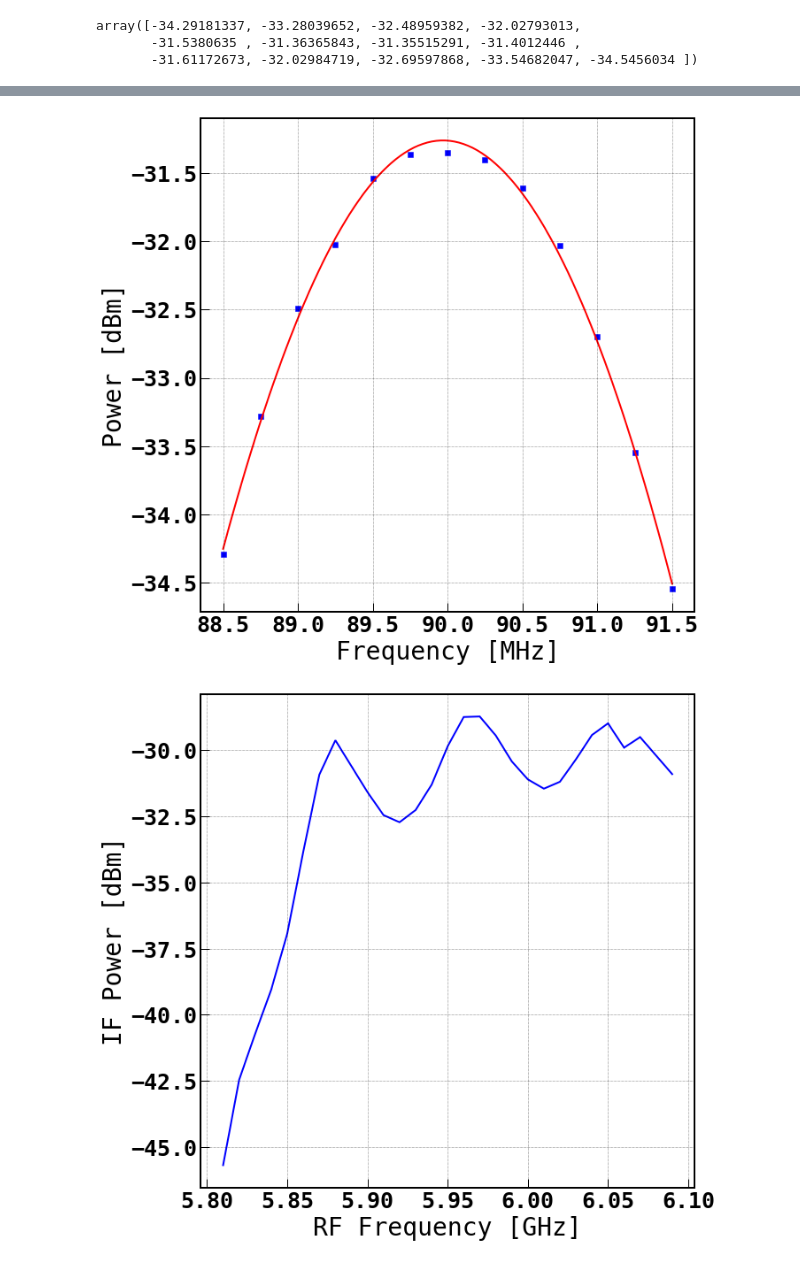
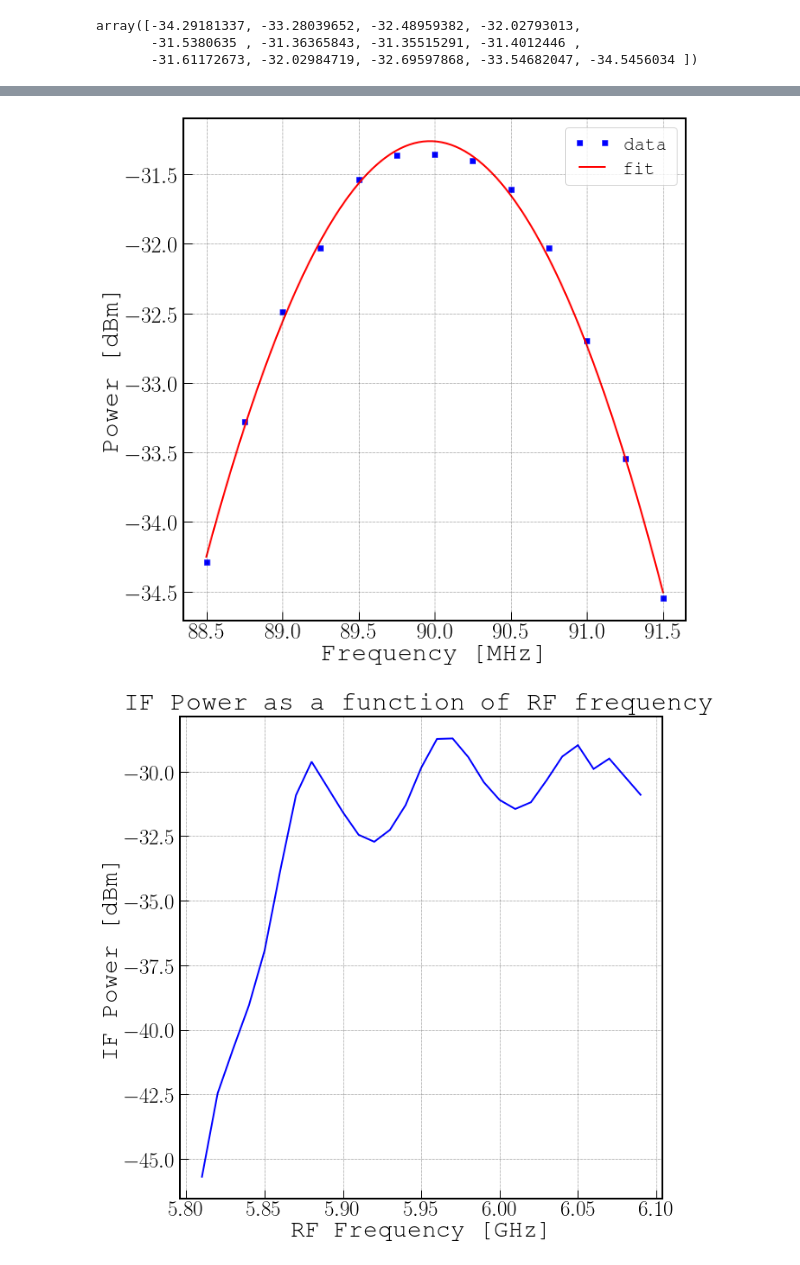
Before and after one commit to WanduiAlbert/HighFrequencyLab, a Jupyter notebook: Lab 4 files/Analysis.ipynb, the cells around one changed output, grey strips where cells are left out. Drawn from its saved outputs; the diff is of its cells as text; code cells hidden in the pictures.

```diff
--- a/Lab 4 files/Analysis.ipynb
+++ b/Lab 4 files/Analysis.ipynb
@@ -50,13 +53,15 @@ print (np.max(P))
 # %%
 fig, ax = plt.subplots(figsize=(10, 10))
-ax.plot(f_10[mask], P_10[mask], 'bs')
-ax.plot(f, P, 'r')
+ax.plot(f_10[mask], P_10[mask], 'bs', label='data')
+ax.plot(f, P, 'r', label='fit')
 ax.set_xlabel(r'Frequency [MHz]')
 ax.set_ylabel(r'Power [dBm]')
 ax.axis('tight')
+ax.legend(loc='best')
 ax.grid(which='both');
+plt.savefig(save_dir + 'DC_to_200MHz_zoomed.pdf')
 # %% [output]
-[figure, old version]
+[figure, new version]
 # %%
 IF_power = np.array([-29.62,-30.92,-33.83,-36.93,-39.05,-40.72,-42.46,-45.69][::-1] +\
                     [-31.58, -32.45,-32.72,-32.26, -31.3,-29.85,-28.74,-28.72,-29.44, \
@@ -65,12 +70,14 @@ RF_freq = np.array([5.88 - _*0.01 for _ in range(8)][::-1] + [5.9 + _*0.01 for _
 # %%
 fig, ax = plt.subplots(figsize=(10, 10))
 ax.plot(RF_freq, IF_power, 'b')
 ax.set_xlabel(r'RF Frequency [GHz]')
 ax.set_ylabel(r'IF Power [dBm]')
 ax.axis('tight')
+ax.set_title('IF Power as a function of RF frequency')
 ax.grid(which='both');
+plt.savefig(save_dir + 'IF_Power_vs_RF_frequency.pdf')
 # %% [output]
-[figure, old version]
+[figure, new version]
 # %%
 LO_P = np.arange(-5, 8 ,1)
 IF_P = np.array([-50.67,-40.64,-37.04,-34.82,-33.33,-32.44,-31.94,-31.65,-31.52,-31.64,-31.92,-32.65,-34])
```
Also changed, not shown: parts of 13 cells of this notebook, 8 other files.
